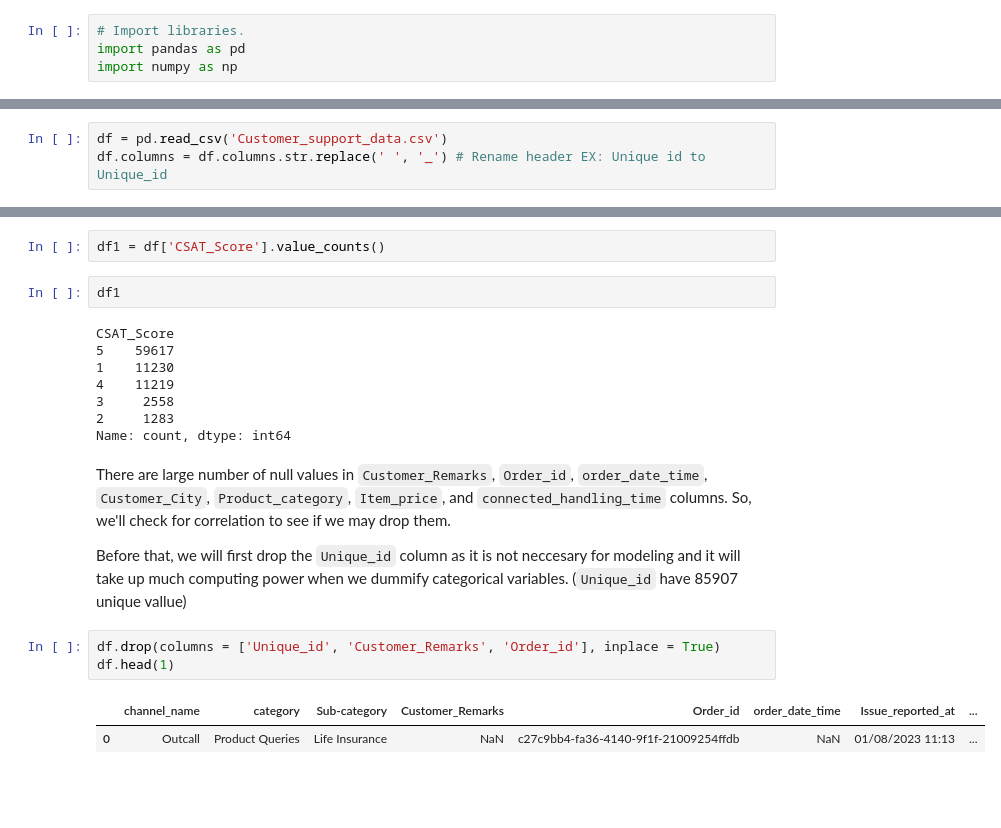
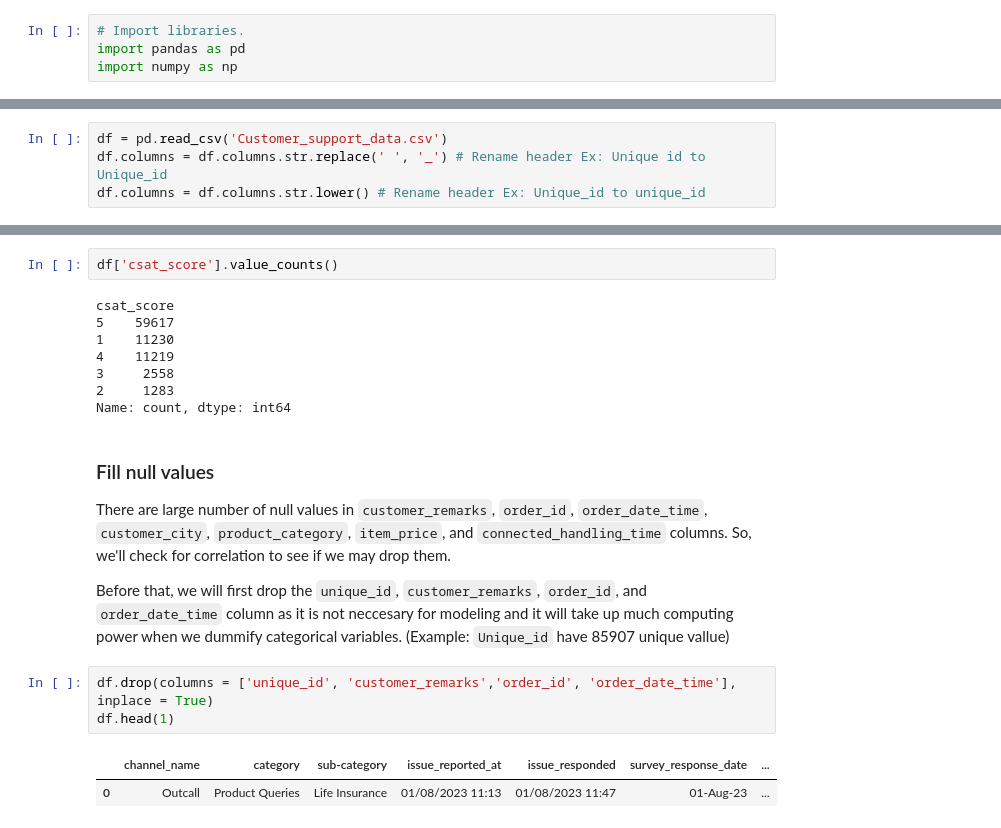
Before and after one commit to Isabelle-Thong/DS-Capstone, a Jupyter notebook: Ecommerce-Capstone.ipynb, the cells around one changed output, grey strips where cells are left out. Drawn from its saved outputs; the diff is of its cells as text; blank space fills up the shorter version.

```diff
--- a/Ecommerce-Capstone.ipynb
+++ b/Ecommerce-Capstone.ipynb
@@ -29,6 +31,7 @@ import numpy as np
 # %%
 df = pd.read_csv('Customer_support_data.csv')
-df.columns = df.columns.str.replace(' ', '_') # Rename header EX: Unique id to Unique_id
+df.columns = df.columns.str.replace(' ', '_') # Rename header Ex: Unique id to Unique_id
+df.columns = df.columns.str.lower() # Rename header Ex: Unique_id to unique_id
 # %%
 df.head(3)
 # %% [output]
@@ -69,22 +76,21 @@ summary(df)
 # %%
-df1 = df['CSAT_Score'].value_counts()
+df['csat_score'].value_counts()
+# %% [output]
+csat_score
+5    59617
+1    11230
+4    11219
+3     2558
+2     1283
+Name: count, dtype: int64
-# %%
-df1
-# %% [output]
-CSAT_Score
-5    59617
-1    11230
-4    11219
-3     2558
-2     1283
-Name: count, dtype: int64
 # %% [markdown]
-There are large number of null values in `Customer_Remarks`, `Order_id`, `order_date_time`, `Customer_City`, `Product_category`,	`Item_price`, and `connected_handling_time` columns. So, we'll check for correlation to see if we may drop them.
+### Fill null values
+There are large number of null values in `customer_remarks`, `order_id`, `order_date_time`, `customer_city`, `product_category`,	`item_price`, and `connected_handling_time` columns. So, we'll check for correlation to see if we may drop them.
 
-Before that, we will first drop the `Unique_id` column as it is not neccesary for modeling and it will take up much computing power when we dummify categorical variables. (`Unique_id` have 85907 unique vallue)
+Before that, we will first drop the `unique_id`, `customer_remarks`, `order_id`, and `order_date_time` column as it is not neccesary for modeling and it will take up much computing power when we dummify categorical variables. (Example: `Unique_id` have 85907 unique vallue)
 # %%
-df.drop(columns = ['Unique_id', 'Customer_Remarks', 'Order_id'], inplace = True)
+df.drop(columns = ['unique_id', 'customer_remarks','order_id', 'order_date_time'], inplace = True)
 df.head(1)
 # %% [output]
-|  | channel_name | category | Sub-category | Customer_Remarks | Order_id | order_date_time | Issue_reported_at | ... |
-| 0 | Outcall | Product Queries | Life Insurance | NaN | c27c9bb4-fa36-4140-9f1f-21009254ffdb | NaN | 01/08/2023 11:13 | ... |
+|  | channel_name | category | sub-category | issue_reported_at | issue_responded | survey_response_date | ... |
+| 0 | Outcall | Product Queries | Life Insurance | 01/08/2023 11:13 | 01/08/2023 11:47 | 01-Aug-23 | ... |
```
Also changed, not shown: parts of 51 cells of this notebook.
